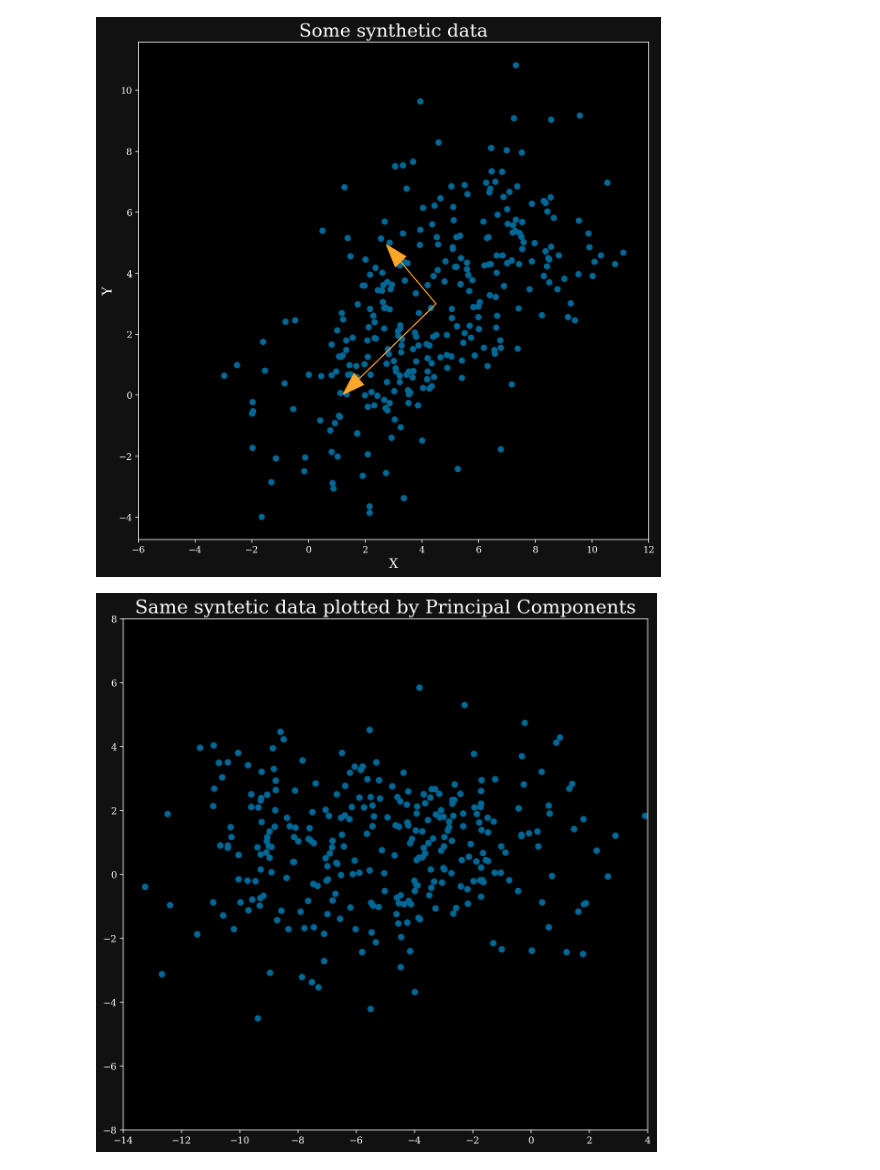
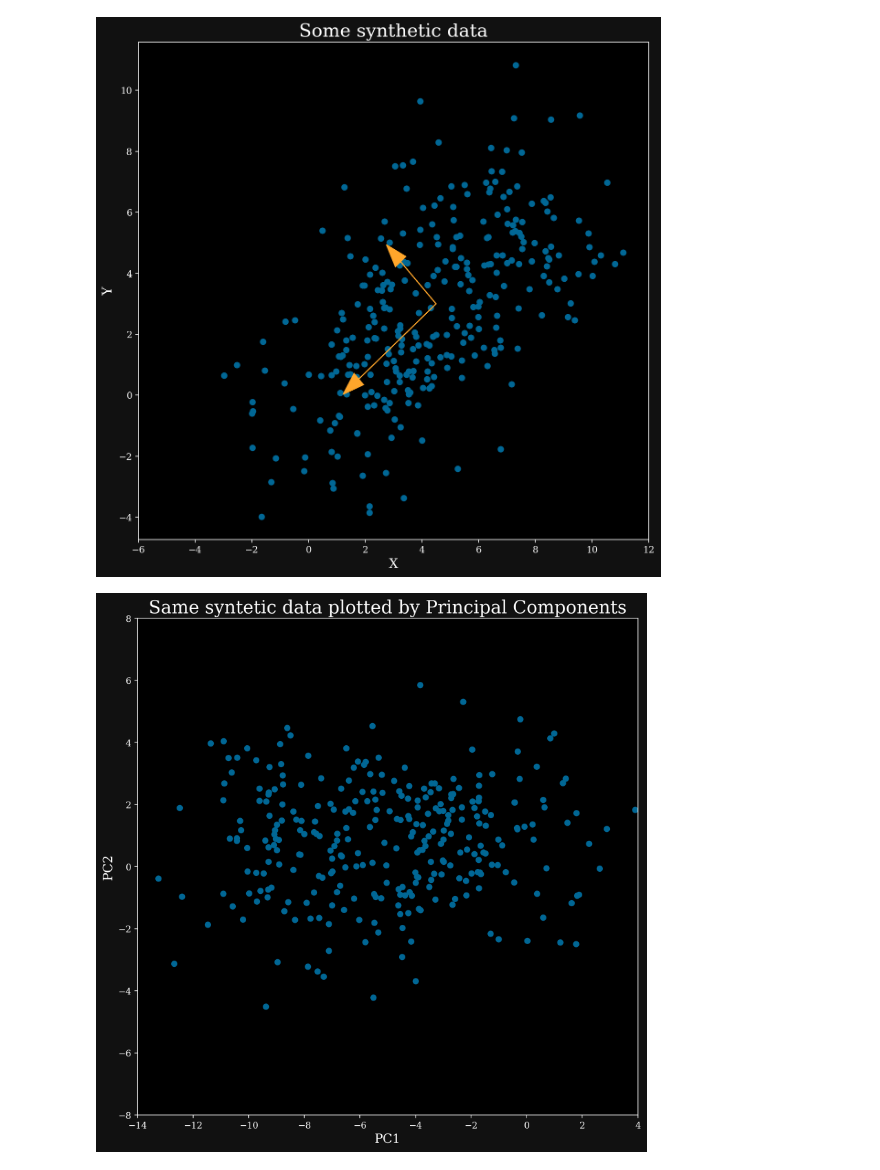
Before and after one commit to Hekstra-Lab/scientific-python-bootcamp, a Jupyter notebook: day3/stock_data_pca.ipynb, the cells around one changed output. Saved outputs shown, nothing was run; the diff lists cells and outputs as text; code cells hidden in the pictures.

```diff
--- a/day3/stock_data_pca.ipynb
+++ b/day3/stock_data_pca.ipynb
@@ -174,12 +174,14 @@ transformed = pts@(vecs[:,::-1])
 # %%
 plt.figure(figsize=(10,10))
 plt.scatter(transformed[:,0], transformed[:,1],c='xkcd:peacock blue')
 plt.title("Same syntetic data plotted by Principal Components", fontsize=20)
 plt.ylim([-8,8])
 plt.xlim([-14,4])
+plt.xlabel('PC1',fontsize=14)
+plt.ylabel('PC2', fontsize=14)
 plt.show()
 # %% [output]
-[figure, old version]
+[figure, new version]
 # %% [markdown]
 ## Notes about doing PCA in the real world
 
```
Also changed, not shown: parts of 2 cells of this notebook.
